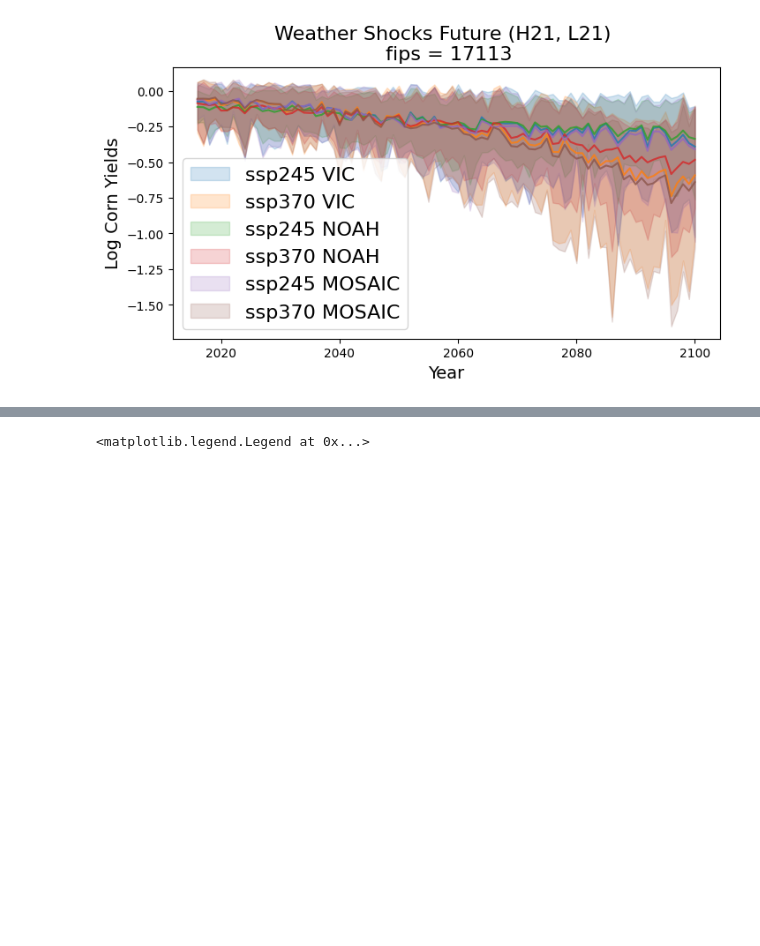
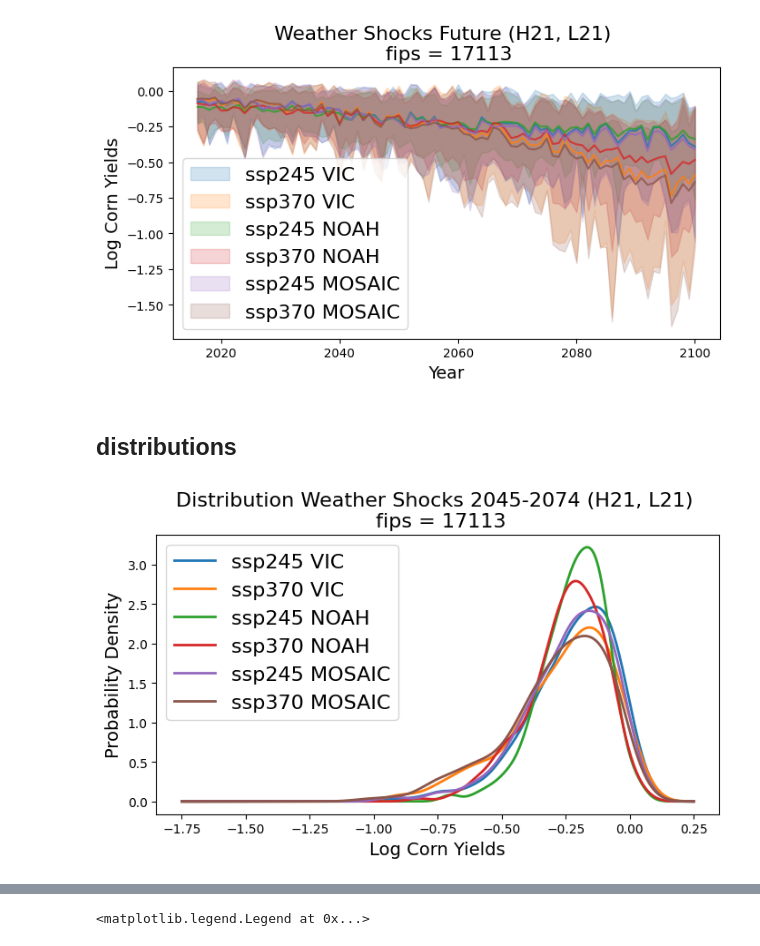
Before and after one commit to theo-avila/avila_et_al_2025_pyWBM_yield, a Jupyter notebook: 7_weather_only_shocks.ipynb, the cells around one changed output, grey strips where cells are left out. Cells and saved outputs as stored; diff of their text form; code cells hidden in the pictures; blank space fills up the shorter version.

Commit message:
kernel density distribution of shocks

```diff
--- a/7_weather_only_shocks.ipynb
+++ b/7_weather_only_shocks.ipynb
@@ -432,5 +428,47 @@ for indx, label_i in enumerate(sm_labels):
     plt.legend(fontsize=16)
 # %% [output]
 [figure]
+# %% [markdown]
+## distributions
+# %%
+time_frames = ["2015-2044", "2045-2074", "2075-2100"]
+#time_frames = ["2045-2074"]
+ssps = ['ssp245', 'ssp370']
+#color_arr = ['#1f77b4', '#2ca02c', '#9467bd']
+#color_arr = ['#ff7f0e','#d62728', '#8c564b']
+color_arr = ['#1f77b4', '#ff7f0e', '#2ca02c', '#d62728', '#9467bd', '#8c564b']
+
+color_count = 0
+unique_model_names = sorted({pattern.split("/")[-1].split("_")[0] for pattern in glob.glob(f"{csv_output_file}*")})
+
+fips_code = '17113'
+plt.figure(figsize=(8,4))
+plt.title(f"Distribution Weather Shocks 2045-2074 (H21, L21) \n fips = {fips_number}", fontsize=16)
+plt.xlabel("Log Corn Yields", fontsize=14)
+plt.ylabel("Probability Density", fontsize=14)
+
+for indx, label_i in enumerate(sm_labels):
+
+    for ssp_i in ssps:
+        time_series_list_for_maxnmin = []
+        for model_name_i in unique_model_names:
+            corresponding_year_for_model_i_time_series = []
+            model_name_i_time_series = []
+            all_pattern_245 = sorted(glob.glob(f"{csv_output_file}{model_name_i}_r1i1p1f1_{ssp_i}_{label_i}_kge_{time_frames[1]}_ddaysm.csv"))
+            for file_pattern_i in all_pattern_245:
+                df_predictions_future, pattern_name = futureYield(file_pattern_i, results_h21_arr[indx], fixed_effects_no_time_unique_arr[indx])
+                weather_fit, weather_shock = weatherShocks(pattern_name, df_predictions_future, df_set_index_i, label_i, hist_mean_exist=True)
+                #plt.plot(weather_shock)
+                time_series_list_for_maxnmin.append(weather_shock)
+
+        time_series_list_for_maxnmin = np.concatenate(time_series_list_for_maxnmin).astype(float)
+        xs = np.linspace(-1.75, 0.25, 400)
+        kde = gaussian_kde(time_series_list_for_maxnmin)
+        plt.plot(xs, kde(xs), color=color_arr[color_count], label=f'{ssp_i} {label_i}', lw=2)
+        color_count += 1
+
+    plt.legend(fontsize=16)
+# %% [output]
+[figure, added]
 # %% [markdown]
 ## Calculation of Response Curve
```
Also changed, not shown: parts of 5 cells of this notebook.
